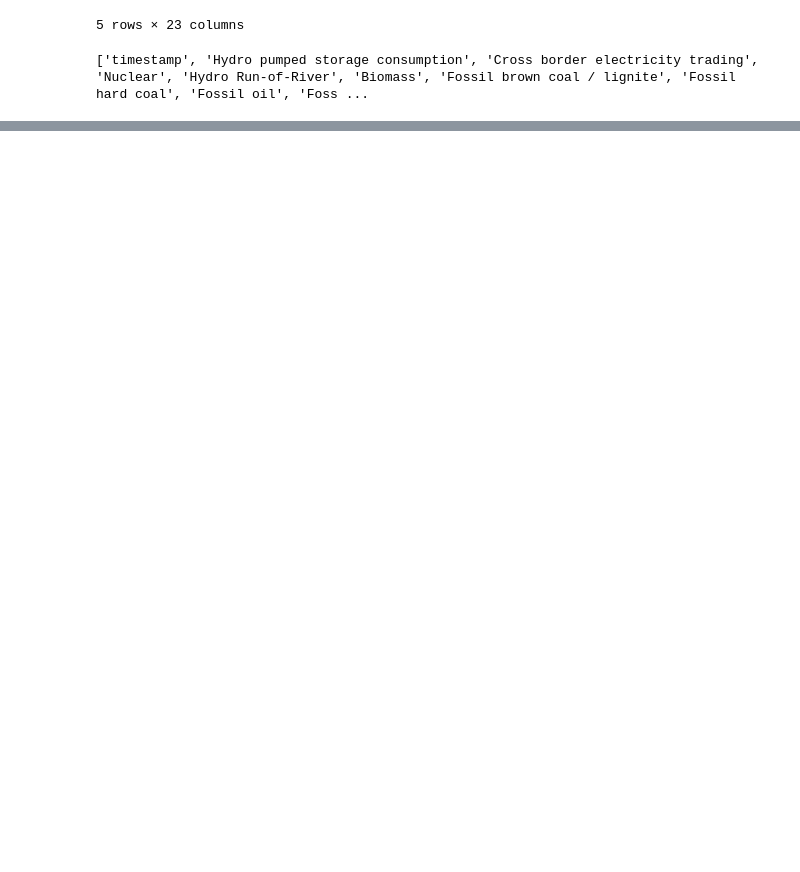
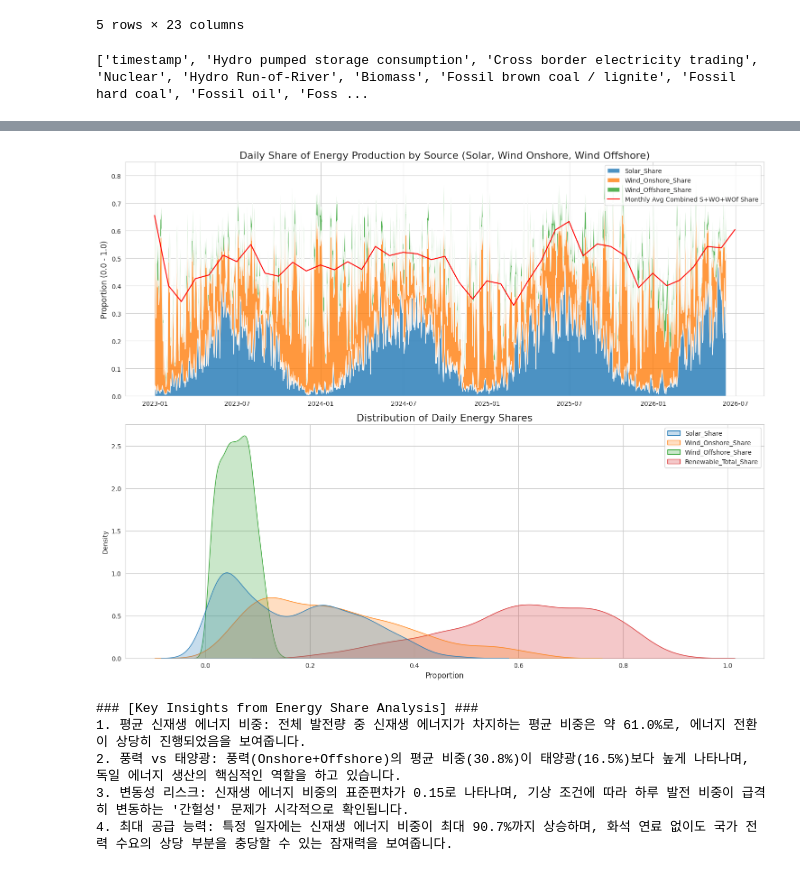
Before and after one commit to Giraffe-Shin/trading, a Jupyter notebook: Basic/Basic_analysis.ipynb, the cells around one changed output, grey strips where cells are left out. Saved outputs shown, nothing was run; the diff lists cells and outputs as text; code cells hidden in the pictures; blank space fills up the shorter version.

```diff
--- a/Basic/Basic_analysis.ipynb
+++ b/Basic/Basic_analysis.ipynb
@@ -365,0 +303,77 @@ print(f"4. 최대 공급 능력: 특정 일자에는 신재생 에너지 비중
+# %%
+import matplotlib.pyplot as plt
+import seaborn as sns
+import pandas as pd
+
+# --- Ensure share columns are calculated before plotting ---
+# 1. 태양광(Solar), 풍력(Wind Onshore/Offshore) 비중 계산
+
+
+# 비중 계산
+df_daily['Solar_Share'] = df_daily['Solar'] / df_daily['Total']
+df_daily['Wind_Onshore_Share'] = df_daily['Wind onshore'] / df_daily['Total']
+df_daily['Wind_Offshore_Share'] = df_daily['Wind offshore'] / df_daily['Total']
+
+# 2. 신재생 에너지 전체 비율 계산
+renewable_cols = [
+    'Hydro Run-of-River', 'Biomass', 'Geothermal',
+    'Hydro water reservoir', 'Wind offshore', 'Wind onshore', 'Solar'
+]
+available_renewables = [col for col in renewable_cols if col in df_daily.columns]
+df_daily['Renewable_Total_Share'] = df_daily[available_renewables].sum(axis=1) / df_daily['Total']
+# --- End of share columns calculation ---
+
+
+# Set visualization style
+sns.set_style("whitegrid")
+fig, axes = plt.subplots(2, 1, figsize=(15, 12))
+
+# 1. Trend of Energy Shares over Time (Stacked Area Plot for individual shares)
+share_cols = ['Solar_Share', 'Wind_Onshore_Share', 'Wind_Offshore_Share']
+plt.sca(axes[0]) # Set current axes to the first subplot
+plt.stackplot(df_daily.index, df_daily[share_cols].values.T, labels=share_cols, alpha=0.8)
+
+# Calculate and add a line plot for the monthly average of the sum of the three shares
+df_daily['Combined_SWO_Share'] = df_daily['Solar_Share'] + df_daily['Wind_Onshore_Share'] + df_daily['Wind_Offshore_Share']
+df_monthly_avg_combined = df_daily['Combined_SWO_Share'].resample('ME').mean()
+axes[0].plot(df_monthly_avg_combined.index, df_monthly_avg_combined, color='red', linestyle='-', label='Monthly Avg Combined S+WO+WOf Share')
+
+axes[0].set_title('Daily Share of Energy Production by Source (Solar, Wind Onshore, Wind Offshore)', fontsize=16)
+axes[0].set_ylabel('Proportion (0.0 - 1.0)', fontsize=12)
+axes[0].legend(loc='upper right')
+axes[0].grid(True)
+
+# 2. Distribution of Renewable Shares (including Wind_Offshore_Share) - remains unchanged
+sns.kdeplot(data=df_daily[['Solar_Share', 'Wind_Onshore_Share', 'Wind_Offshore_Share', 'Renewable_Total_Share']], fill=True, ax=axes[1])
+axes[1].set_title('Distribution of Daily Energy Shares', fontsize=16)
+axes[1].set_xlabel('Proportion', fontsize=12)
+
+plt.tight_layout()
+plt.show()
+
+# --- Insight Extraction ---
+print("### [Key Insights from Energy Share Analysis] ###")
+
+# 1. Renewable Dominance
+avg_renewable = df_daily['Renewable_Total_Share'].mean() * 100
+print(f"1. 평균 신재생 에너지 비중: 전체 발전량 중 신재생 에너지가 차지하는 평균 비중은 약 {avg_renewable:.1f}%로, 에너지 전환이 상당히 진행되었음을 보여줍니다.")
+
+# 2. Wind vs Solar
+wind_total_avg = (df_daily['Wind_Onshore_Share'].mean() + df_daily['Wind_Offshore_Share'].mean()) * 100
+solar_avg = df_daily['Solar_Share'].mean() * 100
+print(f"2. 풍력 vs 태양광: 풍력(Onshore+Offshore)의 평균 비중({wind_total_avg:.1f}%)이 태양광({solar_avg:.1f}%)보다 높게 나타나며, 독일 에너지 생산의 핵심적인 역할을 하고 있습니다.")
+
+# 3. Variability & Volatility
+renewable_std = df_daily['Renewable_Total_Share'].std()
+print(f"3. 변동성 리스크: 신재생 에너지 비중의 표준편차가 {renewable_std:.2f}로 나타나며, 기상 조건에 따라 하루 발전 비중이 급격히 변동하는 '간헐성' 문제가 시각적으로 확인됩니다.")
+
+# 4. Seasonal/Daily Peaks
+max_renewable = df_daily['Renewable_Total_Share'].max() * 100
+print(f"4. 최대 공급 능력: 특정 일자에는 신재생 에너지 비중이 최대 {max_renewable:.1f}%까지 상승하며, 화석 연료 없이도 국가 전력 수요의 상당 부분을 충당할 수 있는 잠재력을 보여줍니다.")
+# %% [output]
+[figure, added]
+### [Key Insights from Energy Share Analysis] ###
+1. 평균 신재생 에너지 비중: 전체 발전량 중 신재생 에너지가 차지하는 평균 비중은 약 61.0%로, 에너지 전환이 상당히 진행되었음을 보여줍니다.
+2. 풍력 vs 태양광: 풍력(Onshore+Offshore)의 평균 비중(30.8%)이 태양광(16.5%)보다 높게 나타나며, 독일 에너지 생산의 핵심적인 역할을 하고 있습니다.
+3. 변동성 리스크: 신재생 에너지 비중의 표준편차가 0.15로 나타나며, 기상 조건에 따라 하루 발전 비중이 급격히 변동하는 '간헐성' 문제가 시각적으로 확인됩니다.
+4. 최대 공급 능력: 특정 일자에는 신재생 에너지 비중이 최대 90.7%까지 상승하며, 화석 연료 없이도 국가 전력 수요의 상당 부분을 충당할 수 있는 잠재력을 보여줍니다.
```
Also changed, not shown: parts of 9 cells of this notebook.
